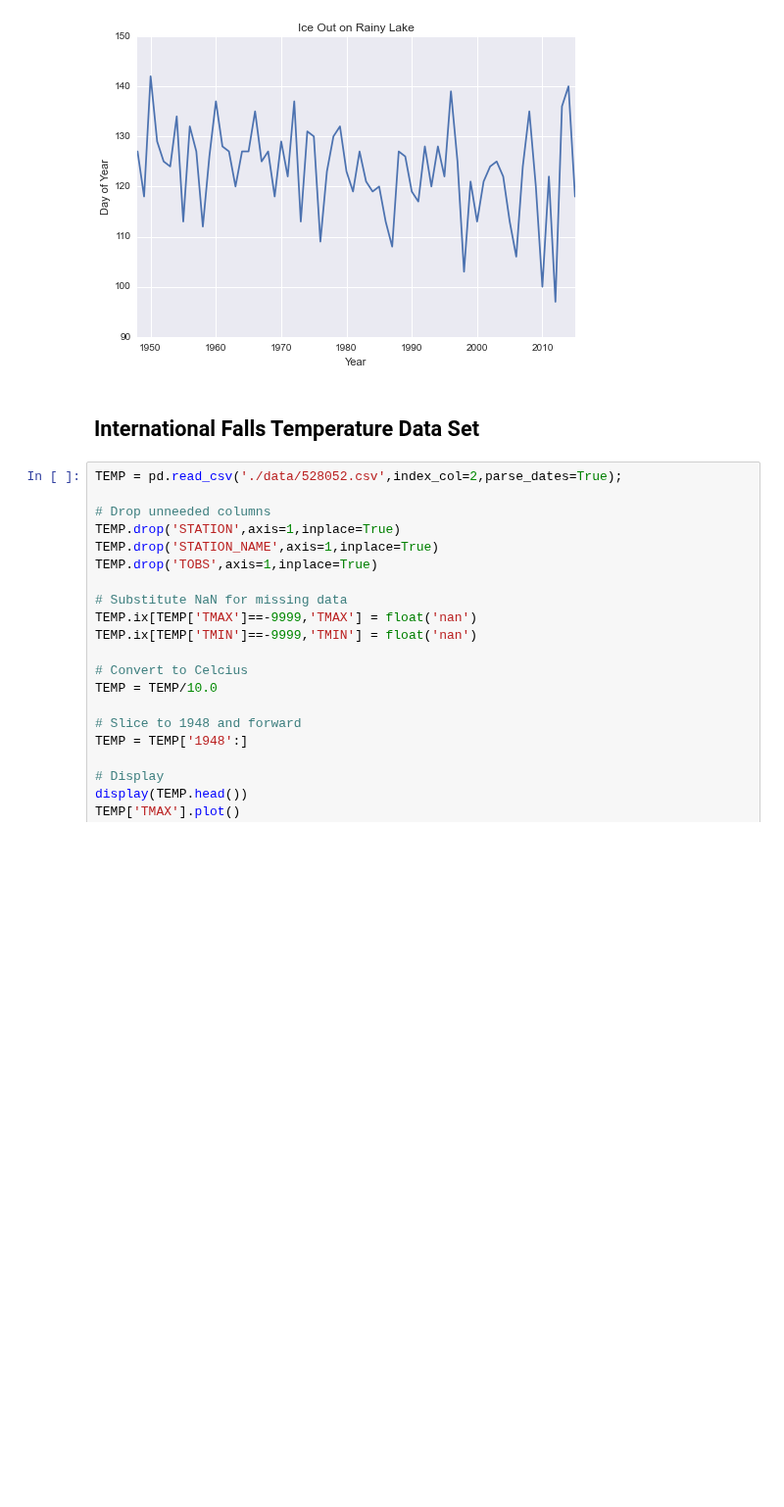
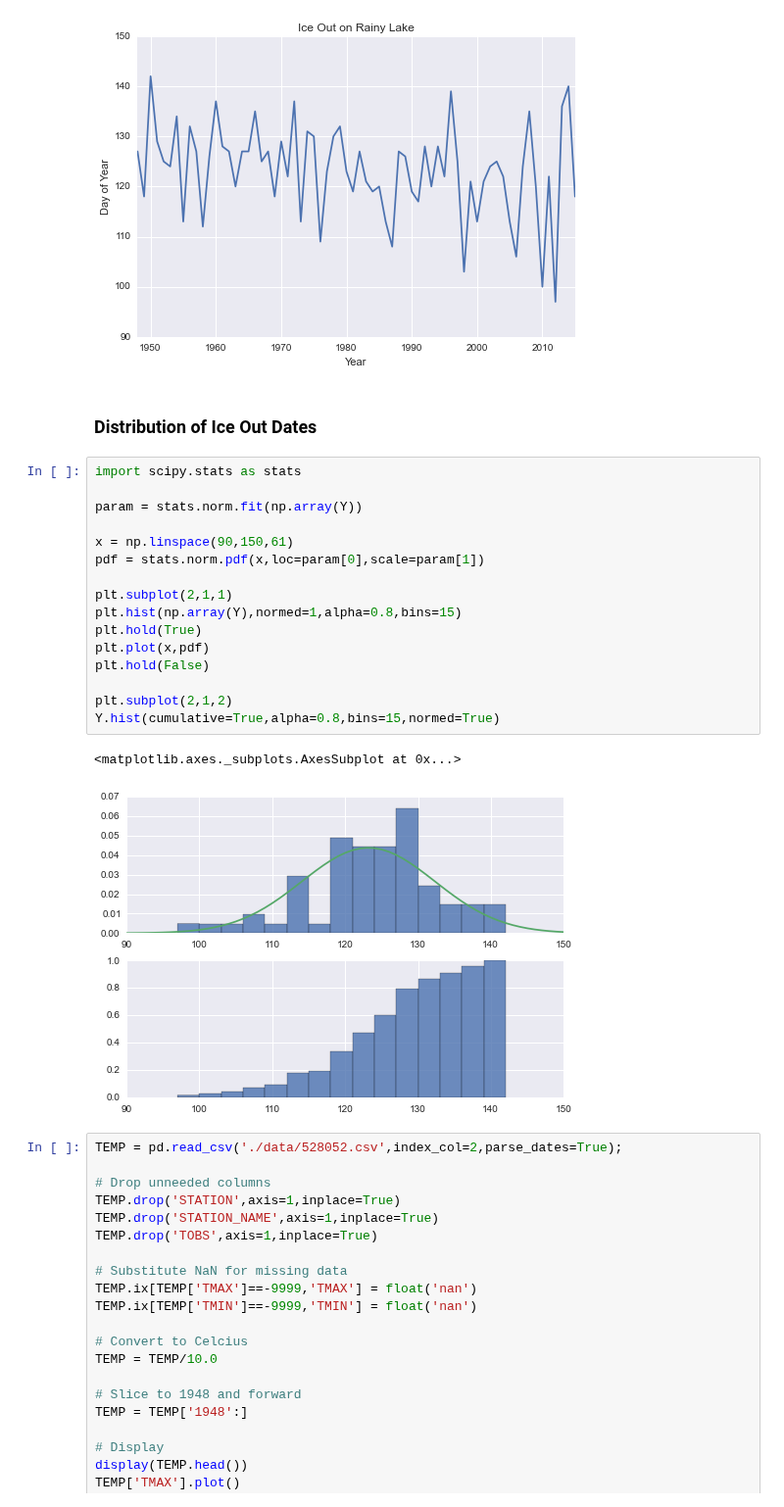
Before and after one commit to kmcgarry7/Rainy-Lake-Hydrology, a Jupyter notebook: Ice_Out_Predictor_for_Rainy_Lake.ipynb, the cells around one changed output. Shown at 98% size. Drawn from its saved outputs; the diff is of its cells as text; blank space fills up the shorter version.

```diff
--- a/Ice_Out_Predictor_for_Rainy_Lake.ipynb
+++ b/Ice_Out_Predictor_for_Rainy_Lake.ipynb
@@ -64,8 +64,27 @@ plt.xlabel('Year')
 dtype: int32
 <matplotlib.text.Text at 0x...>
 [figure]
-# %% [markdown]
-## International Falls Temperature Data Set
+# %% [markdown]
+### Distribution of Ice Out Dates
+# %%
+import scipy.stats as stats
+
+param = stats.norm.fit(np.array(Y))
+
+x = np.linspace(90,150,61)
+pdf = stats.norm.pdf(x,loc=param[0],scale=param[1])
+
+plt.subplot(2,1,1)
+plt.hist(np.array(Y),normed=1,alpha=0.8,bins=15)
+plt.hold(True)
+plt.plot(x,pdf)
+plt.hold(False)
+
+plt.subplot(2,1,2)
+Y.hist(cumulative=True,alpha=0.8,bins=15,normed=True)
+# %% [output]
+<matplotlib.axes._subplots.AxesSubplot at 0x...>
+[figure, added]
 # %%
 TEMP = pd.read_csv('./data/528052.csv',index_col=2,parse_dates=True);
 
```
Also changed, not shown: parts of 6 cells of this notebook, 1 other file.
